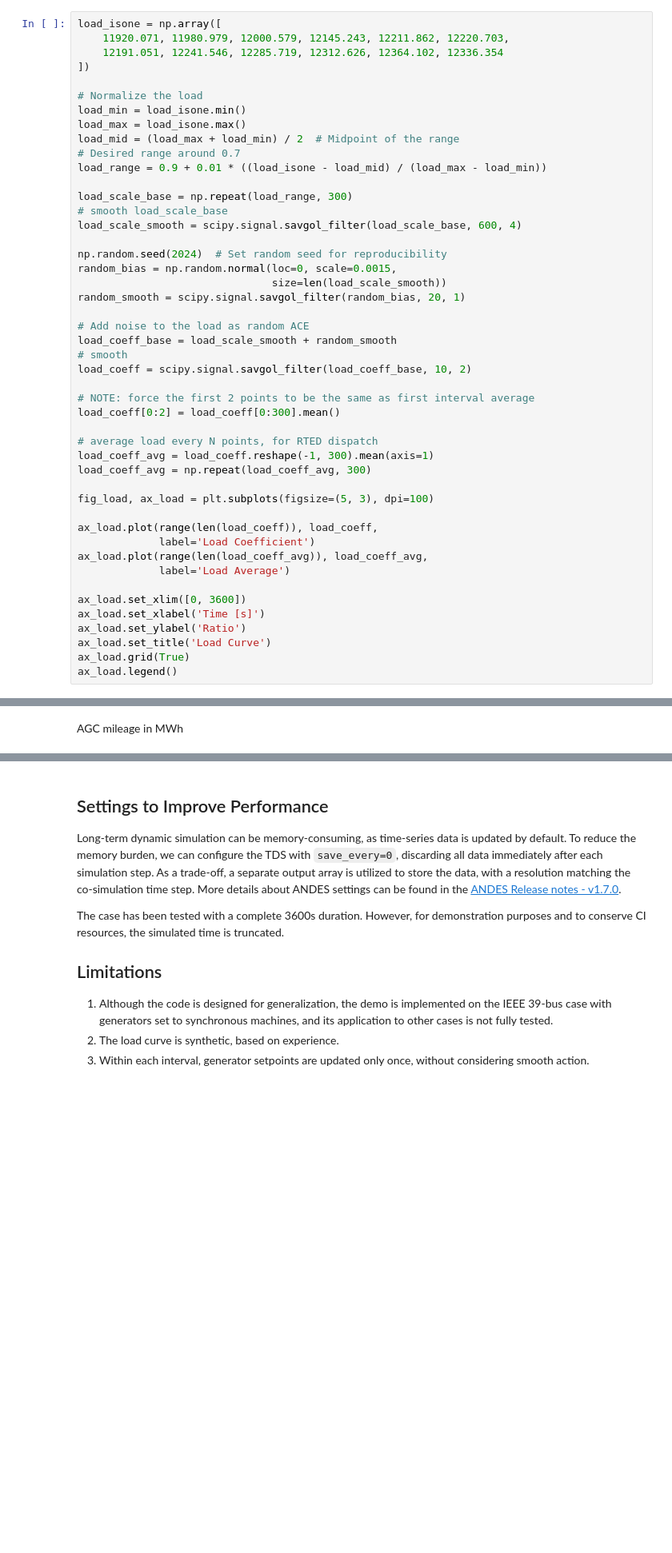
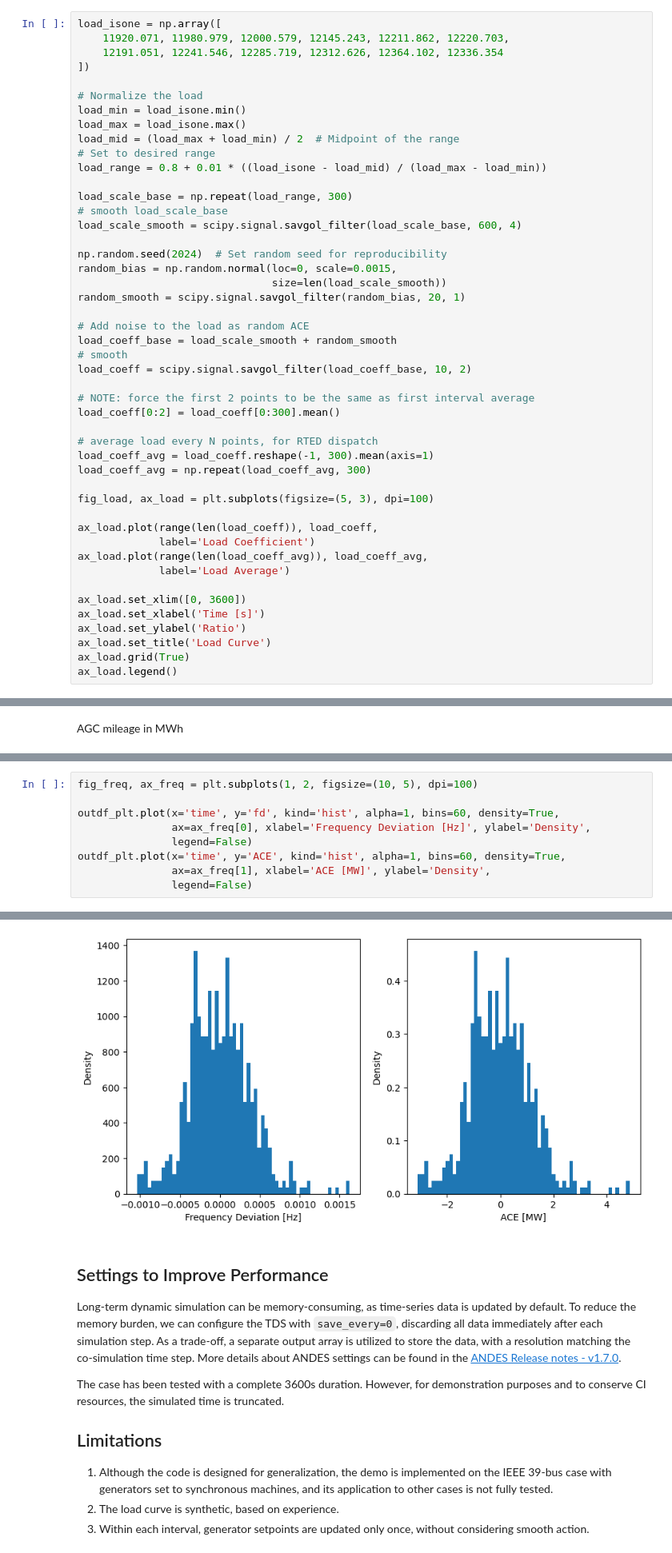
Before and after one commit to CURENT/ams, a Jupyter notebook: examples/demonstration/demo_AGC.ipynb, the cells around one changed output, grey strips where cells are left out. Shown at 80% size. Saved outputs shown, nothing was run; the diff lists cells and outputs as text; blank space fills up the shorter version.

```diff
--- a/examples/demonstration/demo_AGC.ipynb
+++ b/examples/demonstration/demo_AGC.ipynb
@@ -102,8 +101,8 @@ load_isone = np.array([
 load_min = load_isone.min()
 load_max = load_isone.max()
 load_mid = (load_max + load_min) / 2  # Midpoint of the range
-# Desired range around 0.7
-load_range = 0.9 + 0.01 * ((load_isone - load_mid) / (load_max - load_min))
+# Set to desired range
+load_range = 0.8 + 0.01 * ((load_isone - load_mid) / (load_max - load_min))
 
 load_scale_base = np.repeat(load_range, 300)
 # smooth load_scale_base
@@ -572,0 +660,10 @@ outdf_plt.plot(x='time', y='AGC', ax=ax[1, 1],
+# %%
+fig_freq, ax_freq = plt.subplots(1, 2, figsize=(10, 5), dpi=100)
+
+outdf_plt.plot(x='time', y='fd', kind='hist', alpha=1, bins=60, density=True,
+               ax=ax_freq[0], xlabel='Frequency Deviation [Hz]', ylabel='Density',
+               legend=False)
+outdf_plt.plot(x='time', y='ACE', kind='hist', alpha=1, bins=60, density=True,
+               ax=ax_freq[1], xlabel='ACE [MW]', ylabel='Density',
+               legend=False)
+# %% [output]
@@ -573,3 +671,4 @@ outdf_plt.plot(x='time', y='AGC', ax=ax[1, 1],
+[figure, added]
 # %% [markdown]
 ## Settings to Improve Performance
 
```
Also changed, not shown: parts of 21 cells of this notebook.
